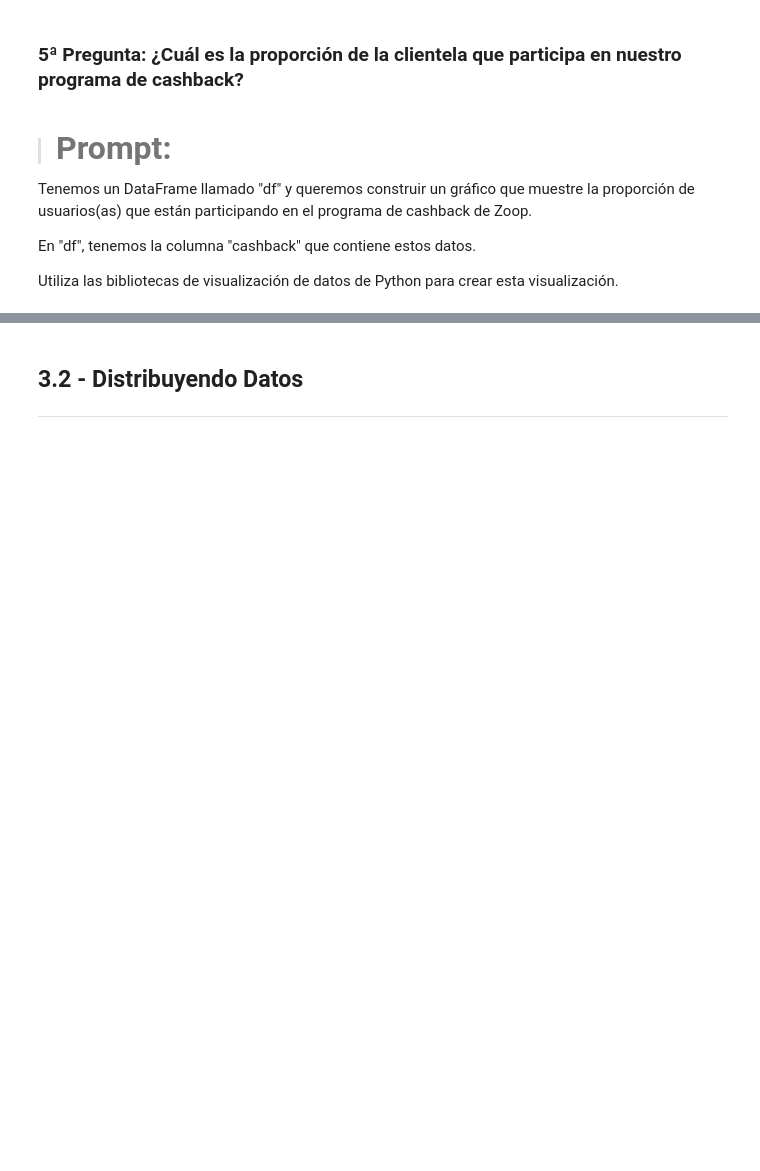
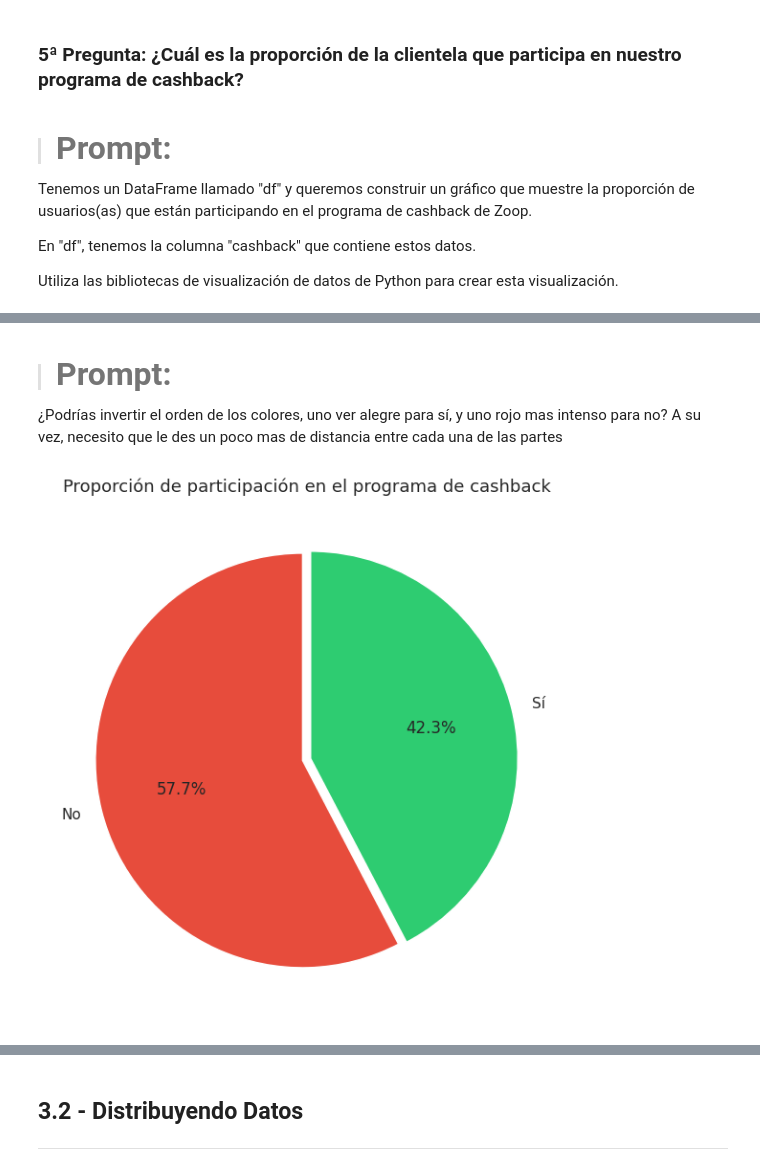
Before and after one commit to DanielRaiicHu/IA_aplicada_a_ciencia_de_datos, a Jupyter notebook: IA_aplicada_a_ciencia_de_datos.ipynb, the cells around one changed output, grey strips where cells are left out. Cells and saved outputs as stored; diff of their text form; code cells hidden in the pictures; blank space fills up the shorter version.

```diff
--- a/IA_aplicada_a_ciencia_de_datos.ipynb
+++ b/IA_aplicada_a_ciencia_de_datos.ipynb
@@ -1226,0 +1249,41 @@ Utiliza las bibliotecas de visualización de datos de Python para crear esta vis
+# %% [markdown]
+> #### <strong><font color="7b71ff" size =6>Prompt:</font></strong>
+
+¿Podrías invertir el orden de los colores, uno ver alegre para sí, y uno rojo mas intenso para no?
+A su vez, necesito que le des un poco mas de distancia entre cada una de las partes
+# %%
+import pandas as pd
+import matplotlib.pyplot as plt
+
+# 1. Contar la cantidad de usuarios que participan y no participan en el programa de cashback
+participacion_cashback = df['cashback'].value_counts()
+
+# 2. Crear etiquetas y datos
+etiquetas = participacion_cashback.index
+valores = participacion_cashback.values
+
+# 3. Definir colores personalizados (verde claro para 'Sí', rojo intenso para 'No')
+colores = ['#e74c3c', '#2ecc71']  # Sí → verde, No → rojo
+
+# 4. Definir separación entre las partes del gráfico (explode)
+explode = [0.02, 0.02]  # Separa ambas secciones ligeramente
+
+# 5. Crear gráfico de torta
+plt.figure(figsize=(6, 6))
+plt.pie(
+    valores,
+    labels=etiquetas,
+    autopct='%1.1f%%',
+    startangle=90,
+    colors=colores,
+    explode=explode
+)
+
+# 6. Agregar título
+plt.title('Proporción de participación en el programa de cashback', fontsize=13)
+
+# 7. Ajustar diseño y mostrar gráfico
+plt.tight_layout()
+plt.show()
+# %% [output]
+[figure, added]
```
Also changed, not shown: parts of 31 cells of this notebook.
